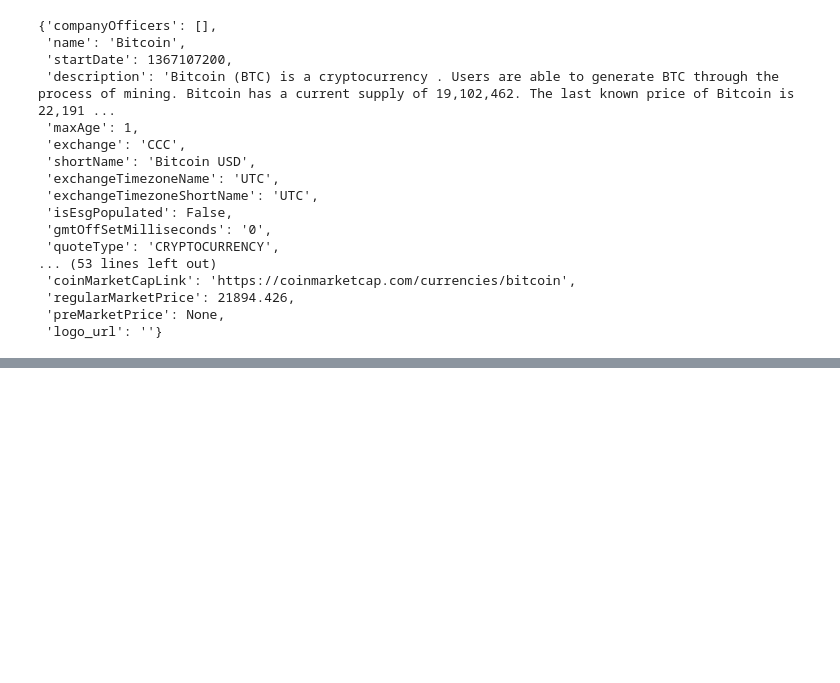
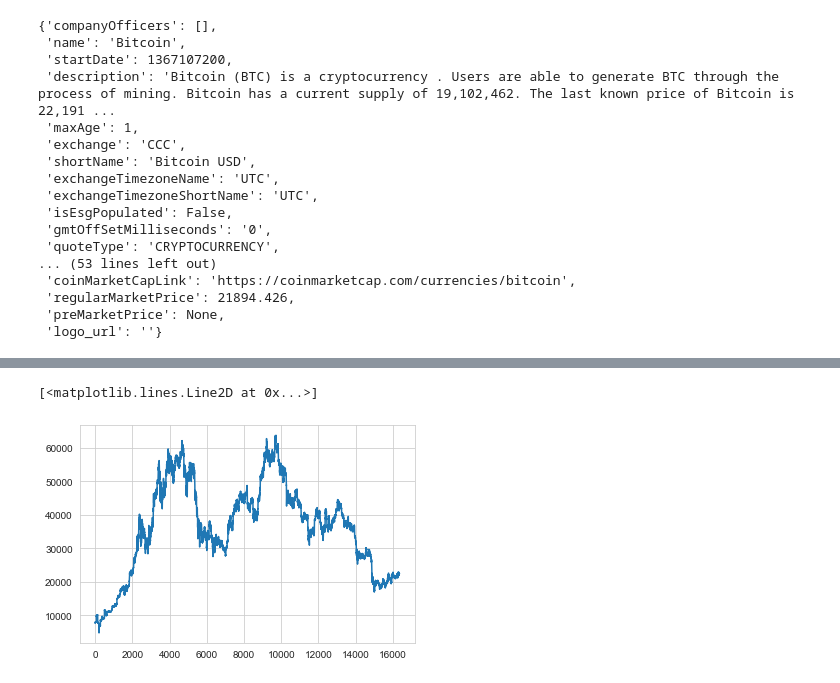
Before and after one commit to Tristan-C-13/modelling-non-stationary-time-series, a Jupyter notebook: random tests/pairs_trading.ipynb, the cells around one changed output, grey strips where cells are left out. Drawn from its saved outputs; the diff is of its cells as text; code cells hidden in the pictures; blank space fills up the shorter version.

```diff
--- a/random tests/pairs_trading.ipynb
+++ b/random tests/pairs_trading.ipynb
@@ -142,0 +145,3 @@ btc_ticker.info
+# %%
+btc_df = pd.read_csv('../data/Binance_BTCUSDT_1h.csv', sep=';', parse_dates=True, index_col='date', usecols=['date', 'close'])
+eth_df = pd.read_csv('../data/Binance_ETHUSDT_1h.csv', sep=';', parse_dates=True, index_col='date')
@@ -142,0 +158,9 @@ btc_ticker.info
+# %%
+spread = btc_df['close'] - eth_df['close']
+spread = spread.iloc[::-1]
+# %%
+fig, ax = plt.subplots()
+ax.plot(spread[spread.index > '2020-10-01'].to_numpy())
+# %% [output]
+[<matplotlib.lines.Line2D at 0x...>]
+[figure, added]
```
Also changed, not shown: parts of 3 cells of this notebook, 2 other files.
